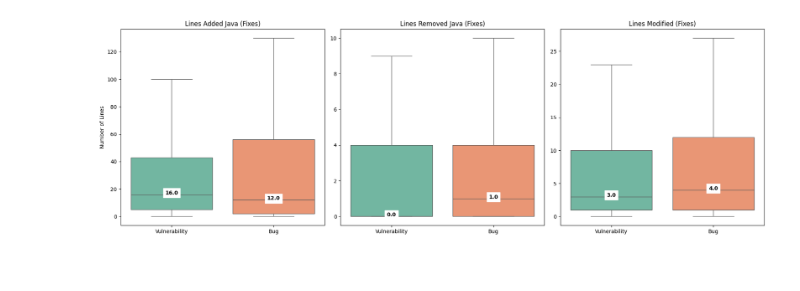
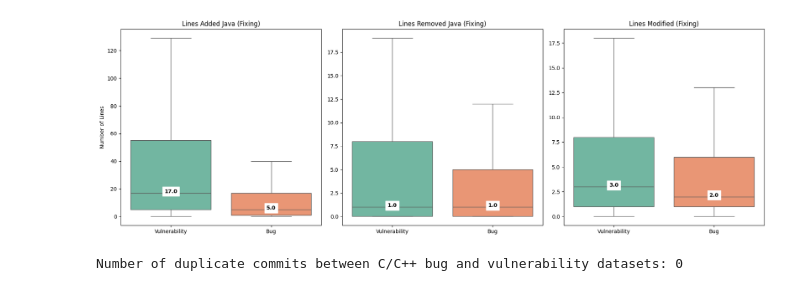
Before and after one commit to zaryanz/churn-bugs-vulns, a Jupyter notebook: notebooks/04_rq1_analysis.ipynb, the cells around one changed output. Saved outputs shown, nothing was run; the diff lists cells and outputs as text; code cells hidden in the pictures.

```diff
--- a/notebooks/04_rq1_analysis.ipynb
+++ b/notebooks/04_rq1_analysis.ipynb
@@ -36,11 +43,11 @@ print(stats.round(2))
 # KFC (Linux)
 import pandas as pd
 
-# 1. Load the datasets
-df_churn = pd.read_csv('../data/intermediate/churn_linux_semantic_sample.csv')
+# Load the datasets
+df_churn = pd.read_csv('../data/intermediate/churn_linux_semantic.csv')
 df_labels = pd.read_csv('../data/intermediate/commits_dataset_linux.csv')
 
-# 2. Merge the datasets
+# Merge the datasets
 # We drop 'commit_role' from df_churn so it doesn't conflict with df_labels
 df_bug = pd.merge(
     df_labels,
@@ -93,15 +100,15 @@ import matplotlib.pyplot as plt
 
 # 1. Filter for only 'Fixing' commits (Ensure df_vuln and df_bug are your C/C++ data)
 df_fixing = pd.concat([
-    df_vuln[df_vuln['Type'] == 'Fixing'][['lines_added', 'lines_removed', 'lines_changed', 'Dataset']],
-    df_bug[df_bug['Type'] == 'Fixing'][['lines_added', 'lines_removed', 'lines_changed', 'Dataset']]
+    df_vuln[df_vuln['commit_role'] == 'VFC'][['lines_added', 'lines_removed', 'lines_modified', 'Dataset']],
+    df_bug[df_bug['commit_role'] == 'BFC'][['lines_added', 'lines_removed', 'lines_modified', 'Dataset']]
 ])
 
 # 2. Create the plots
 fig, axes = plt.subplots(1, 3, figsize=(18, 6), sharey=True)
 
-metrics = ['lines_added', 'lines_removed', 'lines_changed']
-titles = ['Lines Added C/C++ (Fixes)', 'Lines Removed C/C++ (Fixes)', 'Total Lines Changed C/C++ (Fixes)']
+metrics = ['lines_added', 'lines_removed', 'lines_modified']
+titles = ['Lines Added C/C++ (Fixes)', 'Lines Removed C/C++ (Fixes)', 'Lines Modified C/C++ (Fixes)']
 
 for i, metric in enumerate(metrics):
     ax = axes[i]
@@ -138,7 +145,6 @@ for i, metric in enumerate(metrics):
 
     ax.set_title(titles[i])
     ax.set_ylabel('Number of Lines' if i == 0 else '')
-    ax.set_yscale("log")
 
 plt.tight_layout()
 plt.show()
@@ -147,7 +211,7 @@ plt.show()
 import pandas as pd
 
 # 1. Load the manual vulnerability dataset
-df_vuln_java = pd.read_csv('../data/intermediate/java_vuln_manual_semantic.csv')
+df_vuln_java = pd.read_csv('../data/intermediate/churn_tosem_semantic.csv')
 
 # 2. Group by Type (VFC/VIC) and calculate stats
 metrics = ['lines_added', 'lines_removed', 'lines_modified']
@@ -160,6 +224,7 @@ print(vuln_stats.round(2))
 # We make a copy specifically for the "Fixes" comparison plot
 # and ensure the 'Group' label matches the style of your other sets
 df_java_vfc_only = df_vuln_java[df_vuln_java['commit_role'] == 'VFC'].copy()
+df_java_vic_only = df_vuln_java[df_vuln_java['commit_role'] == 'VIC'].copy()
 df_java_vfc_only['Group'] = 'Java Vulnerability (Manual)'
 # %% [output]
 Java Vulnerability Statistics (Manual TOSEM):
@@ -178,22 +243,15 @@ VIC                    7.5  54.53    94
 # DS_APACHE
 import pandas as pd
 
-# 1. Load the datasets
-df_churn_java = pd.read_csv('../data/intermediate/churn_ds_apache_string_matching.csv')
-df_labels = pd.read_csv('../data/intermediate/commits_ds_apache.csv')
+df_bug_java = pd.read_csv('../data/intermediate/churn_ds_apache_semantic.csv')
 
-# 2. Merge the datasets on 'commit_id'
-df_bug_java = pd.merge(df_labels, df_churn_java, on='commit_id', how='inner')
-
-# 3. Define Metrics (Aligning with the Vulnerability dataset)
-df_bug_java['lines_added'] = df_bug_java['num_lines_added']
-df_bug_java['lines_removed'] = df_bug_java['num_lines_deleted']
-df_bug_java['lines_modified'] = df_bug_java['num_lines_modified']
+df_bug_java['lines_added'] = df_bug_java['lines_added']
+df_bug_java['lines_removed'] = df_bug_java['lines_deleted']
+df_bug_java['lines_modified'] = df_bug_java['lines_modified']
 
 df_bug_java['Dataset'] = 'Bug'
 df_bug_java['Type'] = df_bug_java['commit_role'].map({'BIC': 'Inducing', 'BFC': 'Fixing'})
 
-# 4. Group by commit_role and calculate stats for all three metrics
 metrics = ['lines_added', 'lines_removed', 'lines_modified']
 stats = df_bug_java.groupby('commit_role')[metrics].agg(['median', 'mean', 'count'])
 
@@ -201,8 +259,8 @@ print("Bug Statistics (DS_APACHE):")
 print(stats.round(2))
 
 df_java_bfc_only = df_bug_java[df_bug_java['commit_role'] == 'BFC'].copy()
+df_java_bic_only = df_bug_java[df_bug_java['commit_role'] == 'BIC'].copy()
 
-# 5. Optional: Average Files Changed
 files_stats = df_bug_java.groupby('commit_role')['files_changed'].mean()
 print("\nAverage Files Changed:")
 print(files_stats)
@@ -282,32 +295,43 @@ df_b = df_java_bfc_only.copy()
 # Ensure labels match for the X-axis
 df_v['Dataset'] = 'Vulnerability'
 df_b['Dataset'] = 'Bug'
 
 df_java_comp = pd.concat([df_v, df_b])
 
 fig, axes = plt.subplots(1, 3, figsize=(18, 6), sharey=False) # sharey=False can help if Added is much larger than Removed
 
 metrics = ['lines_added', 'lines_removed', 'lines_modified']
-titles = ['Lines Added Java (Fixes)', 'Lines Removed Java (Fixes)', 'Lines Modified (Fixes)']
+titles = ['Lines Added Java (Fixing)', 'Lines Removed Java (Fixing)', 'Lines Modified (Fixing)']
 
 for i, m in enumerate(metrics):
     ax = axes[i]
     sns.boxplot(data=df_java_comp, x='Dataset', y=m, hue='Dataset',
                 ax=ax, showfliers=False, palette="Set2", legend=False)
 
     # Add Median Labels
     medians = df_java_comp.groupby('Dataset')[m].median()
     for xtick in range(len(ax.get_xticklabels())):
         ds_name = ax.get_xticklabels()[xtick].get_text()
         m_val = medians[ds_name]
         ax.text(xtick, m_val, f'{m_val:.1f}',
                 ha='center', weight='bold', backgroundcolor='white')
 
     ax.set_title(titles[i])
     ax.set_ylabel('Number of Lines' if i == 0 else '')
     ax.set_xlabel('')
 
 plt.tight_layout()
 plt.show()
 # %% [output]
-[figure, old version]
+[figure, new version]
+# %%
+# Load both restricted datasets
+df_linux = pd.read_csv("../data/intermediate/commits_dataset_linux.csv")
+df_icvul = pd.read_csv("../data/intermediate/commits_icvul_restricted.csv")
+
+# Find the overlapping IDs
+duplicates = set(df_linux['commit_id']).intersection(set(df_icvul['commit_id']))
+
+print(f"Number of duplicate commits between C/C++ bug and vulnerability datasets: {len(duplicates)}")
+# %% [output]
+Number of duplicate commits between C/C++ bug and vulnerability datasets: 0
```
Also changed, not shown: parts of 8 cells of this notebook, 40 other files.
